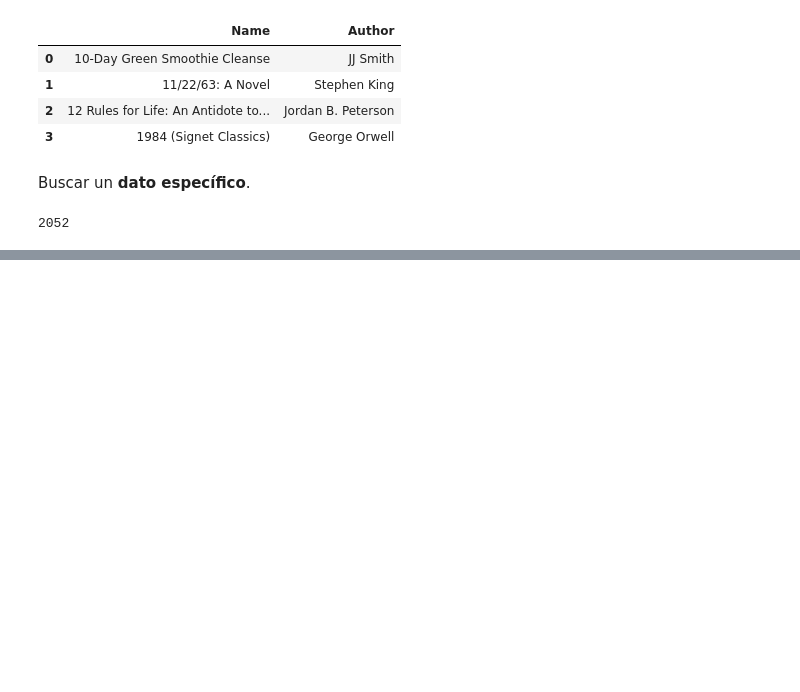
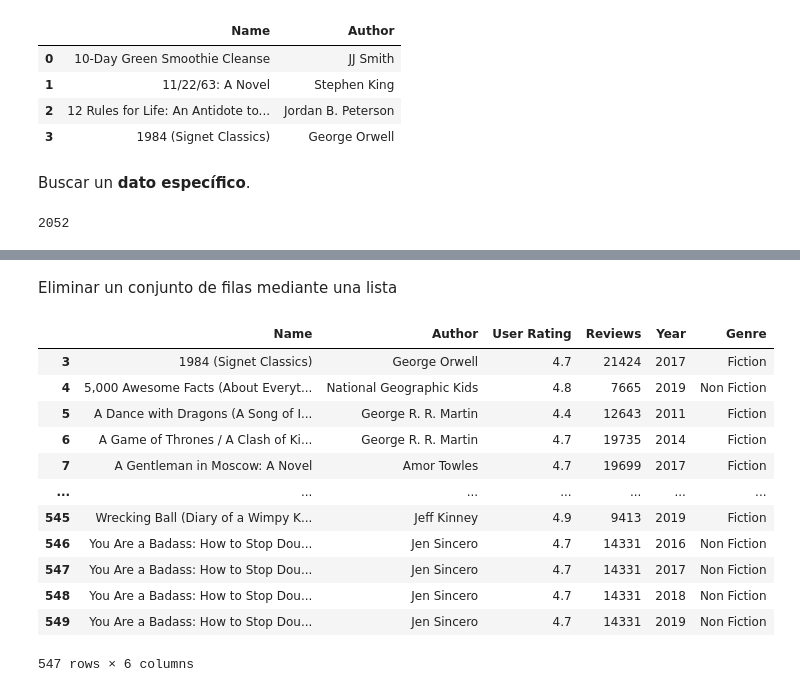
Before and after one commit to Carmen-N/Manipulaci-n-y-Transformaci-n-de-Datos-con-Pandas-y-NumPy, a Jupyter notebook: proyecto_con_Pandas_.ipynb, the cells around one changed output, grey strips where cells are left out. Saved outputs shown, nothing was run; the diff lists cells and outputs as text; code cells hidden in the pictures; blank space fills up the shorter version.

```diff
--- a/proyecto_con_Pandas_.ipynb
+++ b/proyecto_con_Pandas_.ipynb
@@ -214,0 +263,18 @@ df_books.iloc[1,3]                                            #muestra el dato a
+# %% [markdown]
+Eliminar un conjunto de filas mediante una lista
+# %%
+df_books.drop([0,1,2], axis=0)                                           #elimina las filas 0, 1 y 2 del dataFrame
+# %% [output]
+|  | Name | Author | User Rating | Reviews | Year | Genre |
+| 3 | 1984 (Signet Classics) | George Orwell | 4.7 | 21424 | 2017 | Fiction |
+| 4 | 5,000 Awesome Facts (About Everyt... | National Geographic Kids | 4.8 | 7665 | 2019 | Non Fiction |
+| 5 | A Dance with Dragons (A Song of I... | George R. R. Martin | 4.4 | 12643 | 2011 | Fiction |
+| 6 | A Game of Thrones / A Clash of Ki... | George R. R. Martin | 4.7 | 19735 | 2014 | Fiction |
+| 7 | A Gentleman in Moscow: A Novel | Amor Towles | 4.7 | 19699 | 2017 | Fiction |
+| ... | ... | ... | ... | ... | ... | ... |
+| 545 | Wrecking Ball (Diary of a Wimpy K... | Jeff Kinney | 4.9 | 9413 | 2019 | Fiction |
+| 546 | You Are a Badass: How to Stop Dou... | Jen Sincero | 4.7 | 14331 | 2016 | Non Fiction |
+| 547 | You Are a Badass: How to Stop Dou... | Jen Sincero | 4.7 | 14331 | 2017 | Non Fiction |
+| 548 | You Are a Badass: How to Stop Dou... | Jen Sincero | 4.7 | 14331 | 2018 | Non Fiction |
+| 549 | You Are a Badass: How to Stop Dou... | Jen Sincero | 4.7 | 14331 | 2019 | Non Fiction |
+547 rows × 6 columns
```
Also changed, not shown: parts of 21 cells of this notebook.
